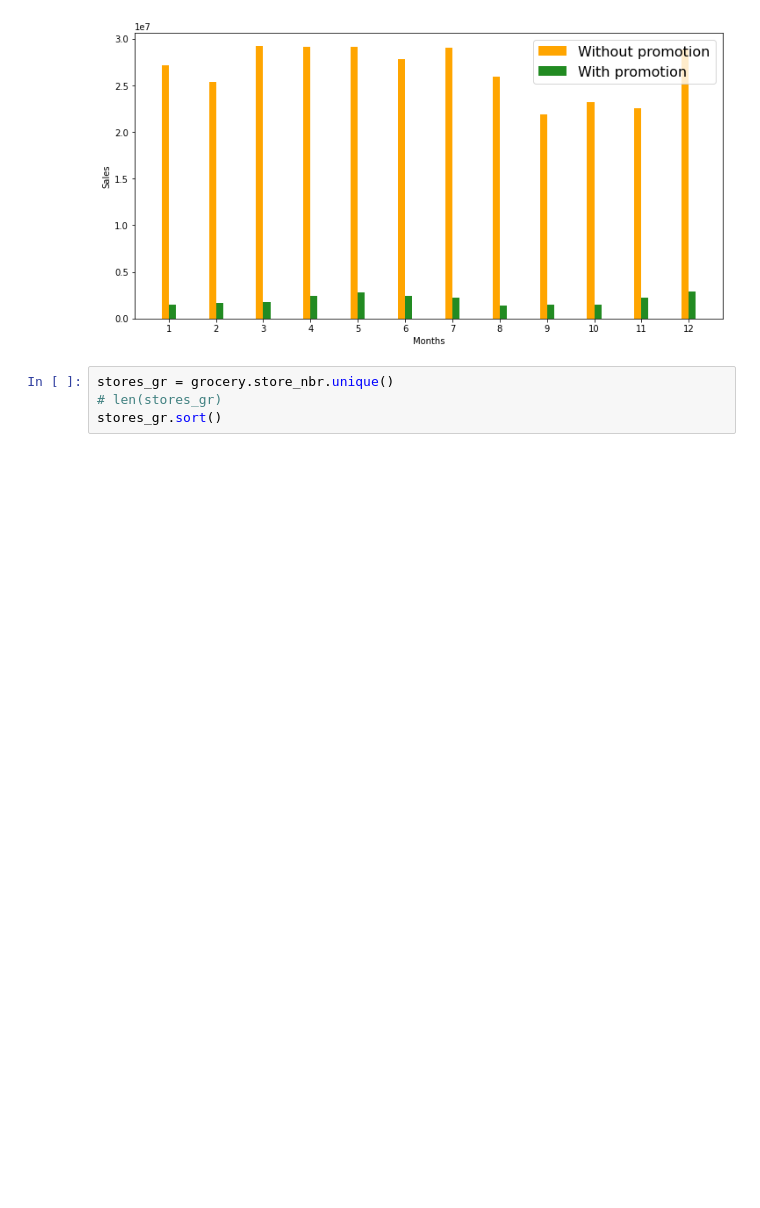
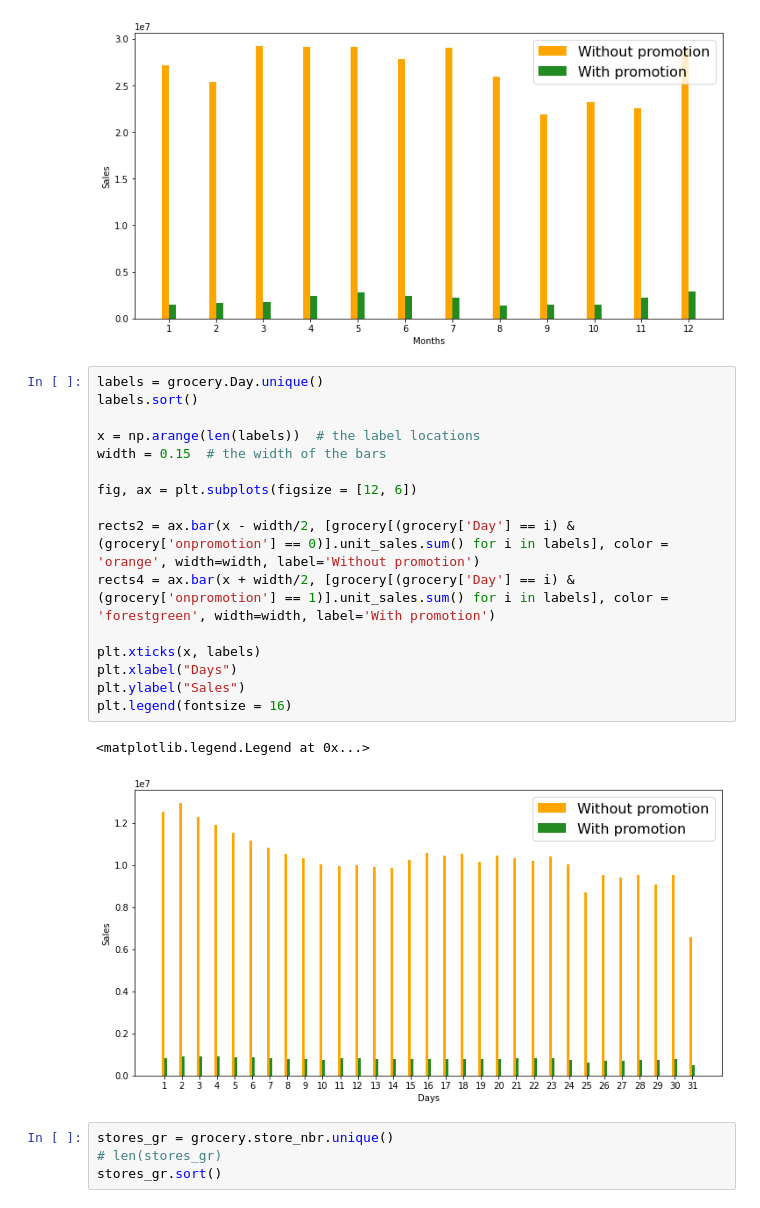
Before and after one commit to juli-ter/Coursework3, a Jupyter notebook: Favorita_Grocery.ipynb, the cells around one changed output. Cells and saved outputs as stored; diff of their text form; blank space fills up the shorter version.

```diff
--- a/Favorita_Grocery.ipynb
+++ b/Favorita_Grocery.ipynb
@@ -748,6 +748,25 @@ plt.legend(fontsize = 16)
 # %% [output]
 <matplotlib.legend.Legend at 0x...>
 [figure]
+# %%
+labels = grocery.Day.unique()
+labels.sort()
+
+x = np.arange(len(labels))  # the label locations
+width = 0.15  # the width of the bars
+
+fig, ax = plt.subplots(figsize = [12, 6])
+
+rects2 = ax.bar(x - width/2, [grocery[(grocery['Day'] == i) & (grocery['onpromotion'] == 0)].unit_sales.sum() for i in labels], color = 'orange', width=width, label='Without promotion')
+rects4 = ax.bar(x + width/2, [grocery[(grocery['Day'] == i) & (grocery['onpromotion'] == 1)].unit_sales.sum() for i in labels], color = 'forestgreen', width=width, label='With promotion')
+
+plt.xticks(x, labels)
+plt.xlabel("Days")
+plt.ylabel("Sales")
+plt.legend(fontsize = 16)
+# %% [output]
+<matplotlib.legend.Legend at 0x...>
+[figure, added]
 # %%
 stores_gr = grocery.store_nbr.unique()
 # len(stores_gr)
```
